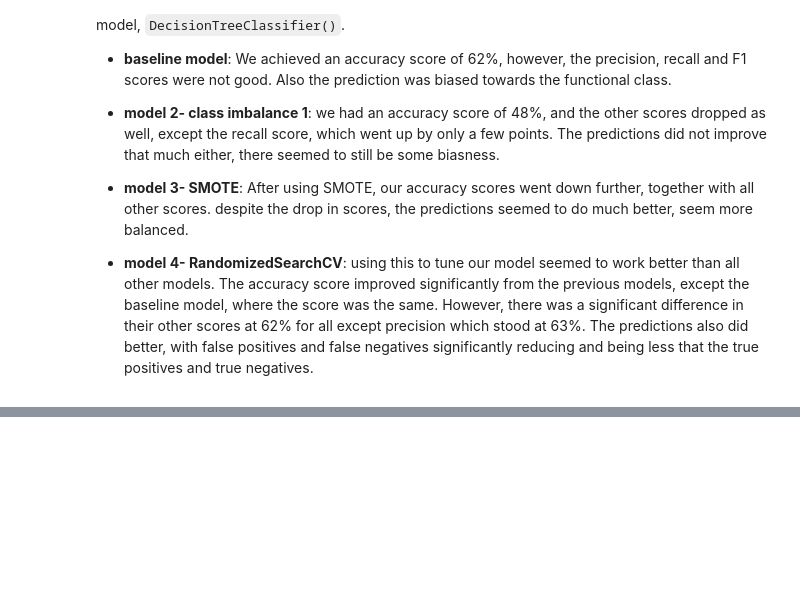
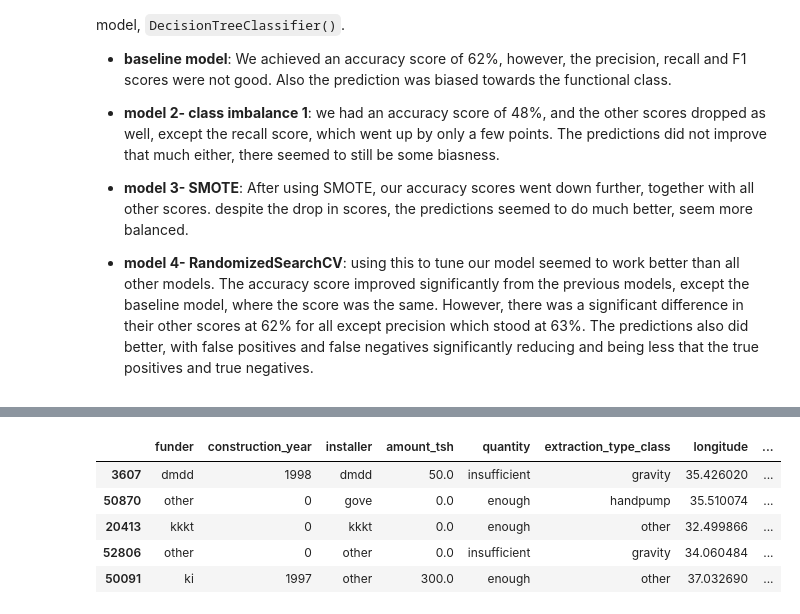
Before and after one commit to Assesa44/Tanzania-Wells-Functionality-Predictions, a Jupyter notebook: Notebooks/wells_analysis.ipynb, the cells around one changed output, grey strips where cells are left out. Saved outputs shown, nothing was run; the diff lists cells and outputs as text; code cells hidden in the pictures; blank space fills up the shorter version.

```diff
--- a/Notebooks/wells_analysis.ipynb
+++ b/Notebooks/wells_analysis.ipynb
@@ -1529,0 +1600,13 @@ After 4 iterations of the `LogisticRegression()` models, we are switching to ano
+# %%
+# Make a copy of teh original training data.
+X_dt = X_train.copy()
+
+# Preview
+X_dt.head()
+# %% [output]
+|  | funder | construction_year | installer | amount_tsh | quantity | extraction_type_class | longitude | ... |
+| 3607 | dmdd | 1998 | dmdd | 50.0 | insufficient | gravity | 35.426020 | ... |
+| 50870 | other | 0 | gove | 0.0 | enough | handpump | 35.510074 | ... |
+| 20413 | kkkt | 0 | kkkt | 0.0 | enough | other | 32.499866 | ... |
+| 52806 | other | 0 | other | 0.0 | insufficient | gravity | 34.060484 | ... |
+| 50091 | ki | 1997 | other | 300.0 | enough | other | 37.032690 | ... |
```
Also changed, not shown: parts of 15 cells of this notebook.
